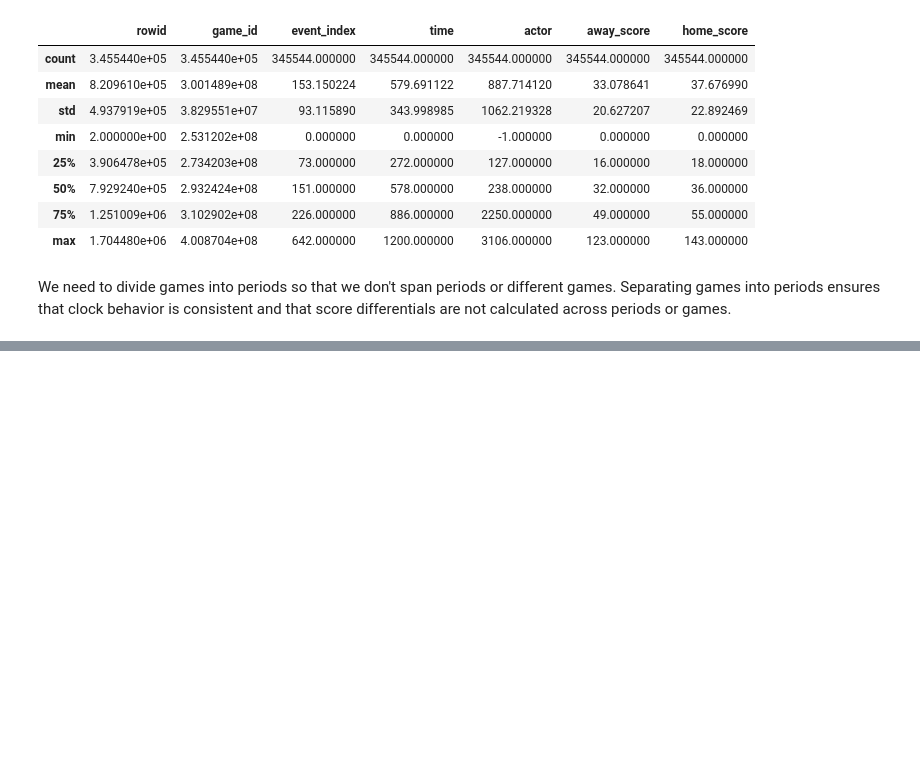
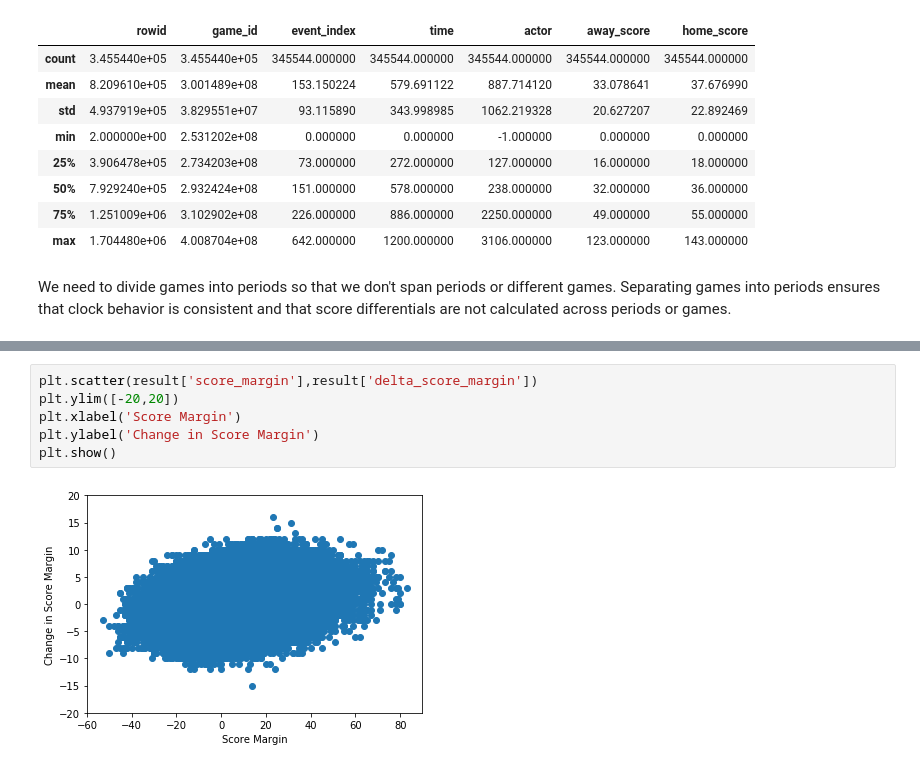
Before and after one commit to mattfred10/Timeout-Analyzer, a Jupyter notebook: Run Analyzer.ipynb, the cells around one changed output, grey strips where cells are left out. Cells and saved outputs as stored; diff of their text form; blank space fills up the shorter version.

```diff
--- a/Run Analyzer.ipynb
+++ b/Run Analyzer.ipynb
@@ -178,0 +321,8 @@ score_margin_df.describe()
+# %%
+plt.scatter(result['score_margin'],result['delta_score_margin'])
+plt.ylim([-20,20])
+plt.xlabel('Score Margin')
+plt.ylabel('Change in Score Margin')
+plt.show()
+# %% [output]
+[figure, added]
```
Also changed, not shown: parts of 46 cells of this notebook, 5 other files.
